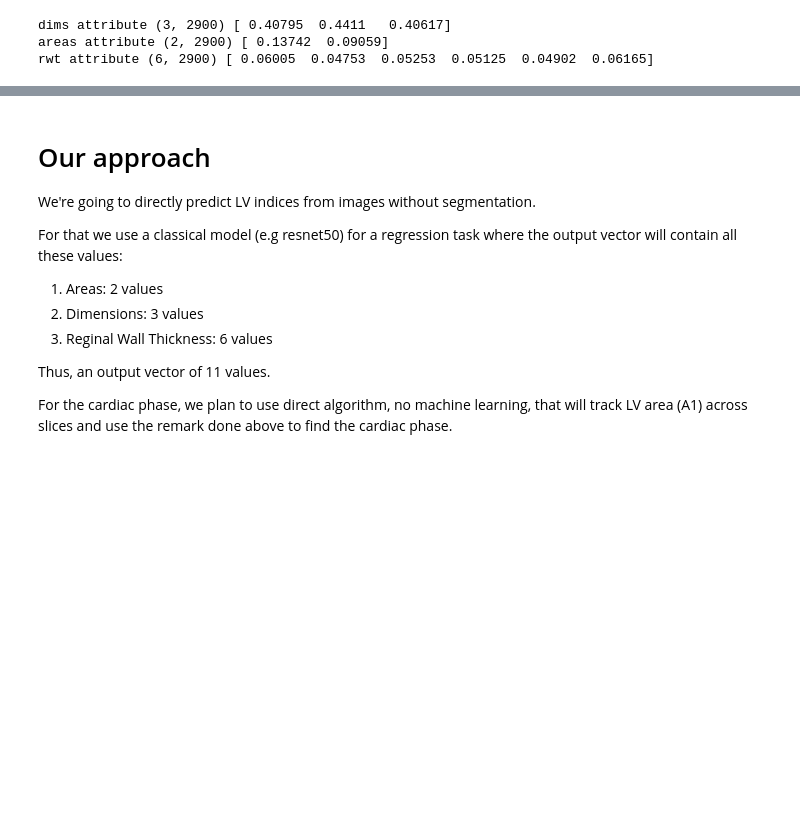
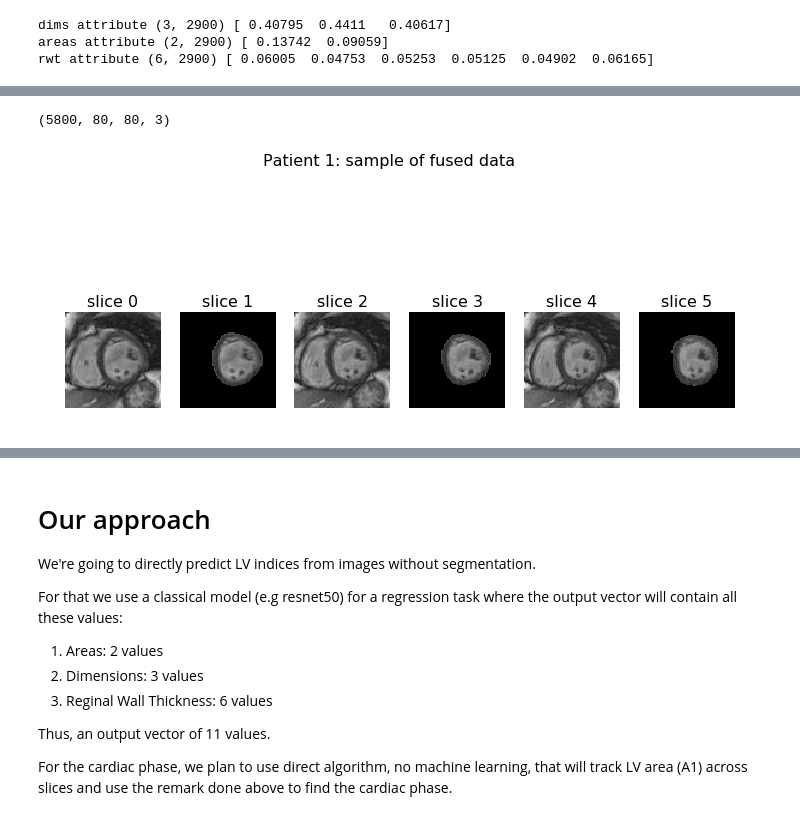
Before and after one commit to harrislin2018/LVQuan18, a Jupyter notebook: Main.ipynb, the cells around one changed output, grey strips where cells are left out. Drawn from its saved outputs; the diff is of its cells as text; code cells hidden in the pictures; blank space fills up the shorter version.

```diff
--- a/Main.ipynb
+++ b/Main.ipynb
@@ -153,0 +233,14 @@ rwt attribute (6, 2900) [ 0.06005  0.04753  0.05253  0.05125  0.04902  0.06165]
+# %%
+x_lv_segs = np.empty((5800, 80, 80, 3))
+for i in range(0, x.shape[0]):
+    k = 2*i
+    x_lv_segs[k] = x[i]
+    x_lv_segs[k+1] = lv_segs[i]
+x_lv_segs.shape
+# %% [output]
+(5800, 80, 80, 3)
+# %%
+idxs = range(6)
+plots(x_lv_segs[idxs], titles=['slice '+str(i) for i in idxs], maintitle='Patient 1: sample of fused data')
+# %% [output]
+[figure, added]
```
Also changed, not shown: parts of 18 cells of this notebook.
